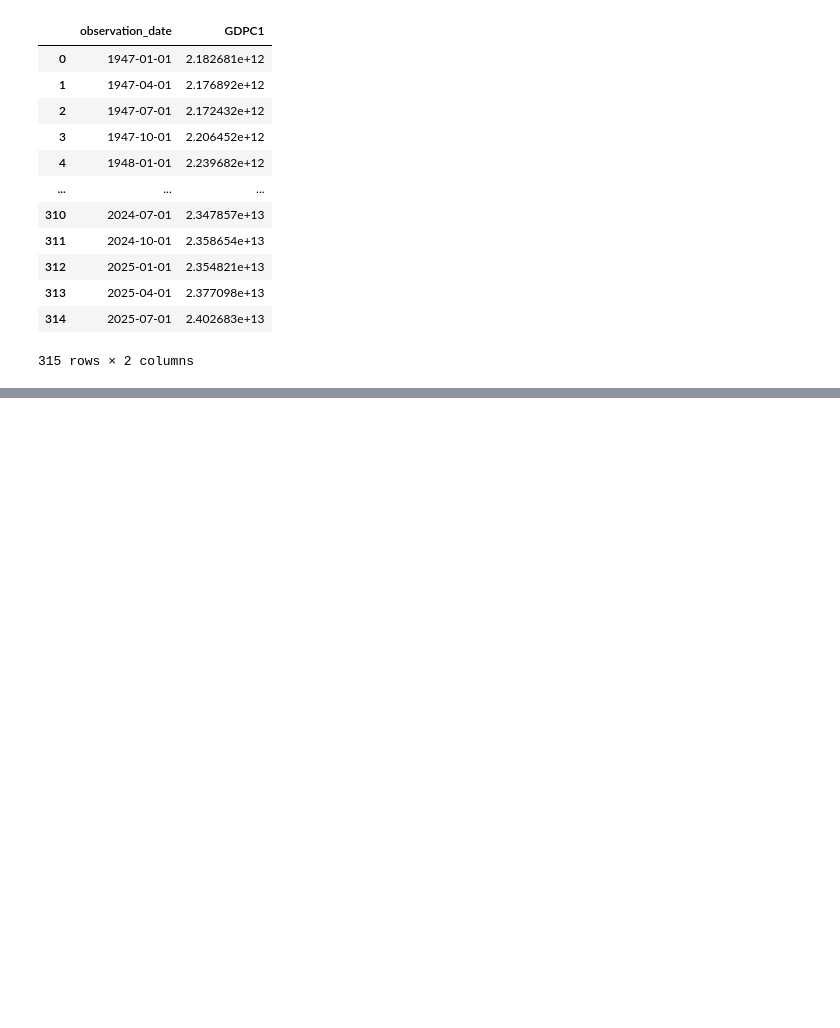
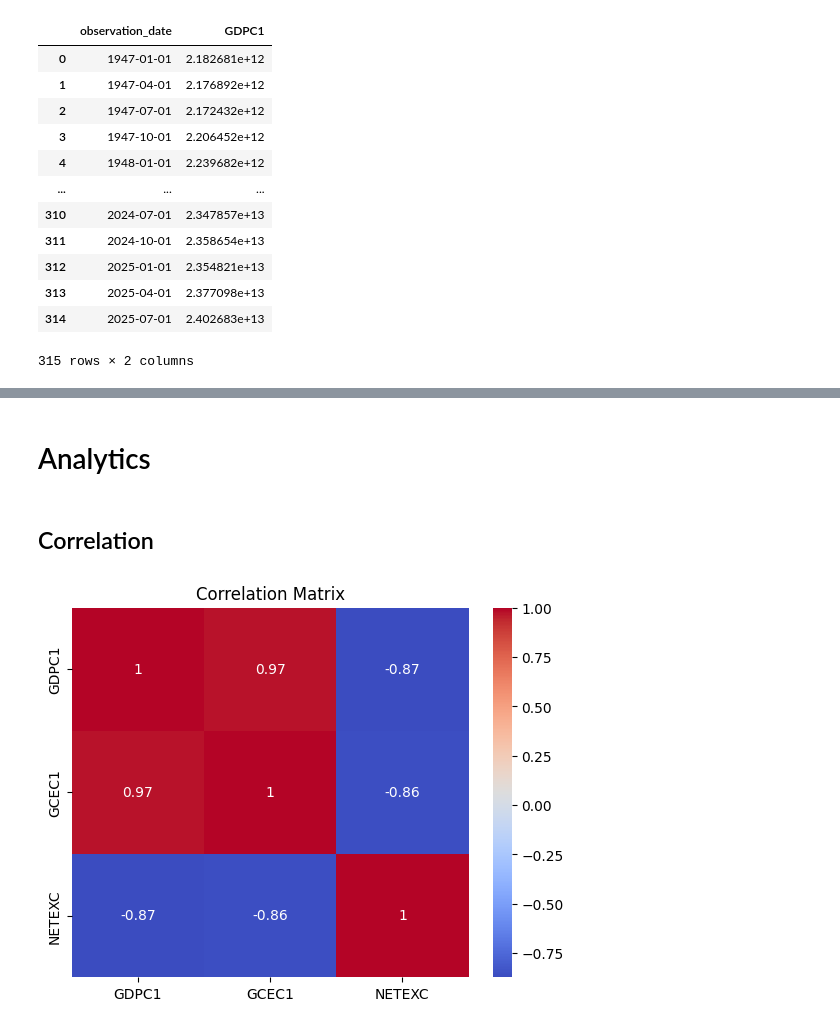
Before and after one commit to yomisamadesu/DS_ML_Project_colab-integrartion, a Jupyter notebook: DSML1/data_inspection.ipynb, the cells around one changed output, grey strips where cells are left out. Saved outputs shown, nothing was run; the diff lists cells and outputs as text; code cells hidden in the pictures; blank space fills up the shorter version.

```diff
--- a/DSML1/data_inspection.ipynb
+++ b/DSML1/data_inspection.ipynb
@@ -101,0 +85,4 @@ annual_gdp[annual_gdp['year'] == 2025]
+# %%
+gov_expend_invest['year'] = pd.to_datetime(gov_expend_invest['observation_date']).dt.year
+annual_gov_expend_invest = gov_expend_invest.groupby('year')['GCEC1'].sum().reset_index()
+annual_gov_expend_invest
@@ -101,0 +103,4 @@ annual_gdp[annual_gdp['year'] == 2025]
+# %%
+export_goods_services['year'] = pd.to_datetime(export_goods_services['observation_date']).dt.year
+annual_export_goods_services = export_goods_services.groupby('year')['NETEXC'].sum().reset_index()
+annual_export_goods_services
@@ -101,0 +127,4 @@ annual_gdp[annual_gdp['year'] == 2025]
+# %%
+overview = pd.merge(annual_gdp, annual_gov_expend_invest, on='year', how='left')
+overview = pd.merge(overview, annual_export_goods_services, on='year', how='left')
+overview
@@ -101,0 +145,11 @@ annual_gdp[annual_gdp['year'] == 2025]
+# %% [markdown]
+# Analytics
+# %% [markdown]
+## Correlation
+# %%
+corr_df = overview[overview['NETEXC'].notna()]
+sns.heatmap(corr_df[['GDPC1', 'GCEC1', 'NETEXC']].corr(), annot=True, cmap='coolwarm')
+plt.title('Correlation Matrix')
+plt.show()
+# %% [output]
+[figure, added]
```
Also changed, not shown: parts of 14 cells of this notebook, 5 other files.
